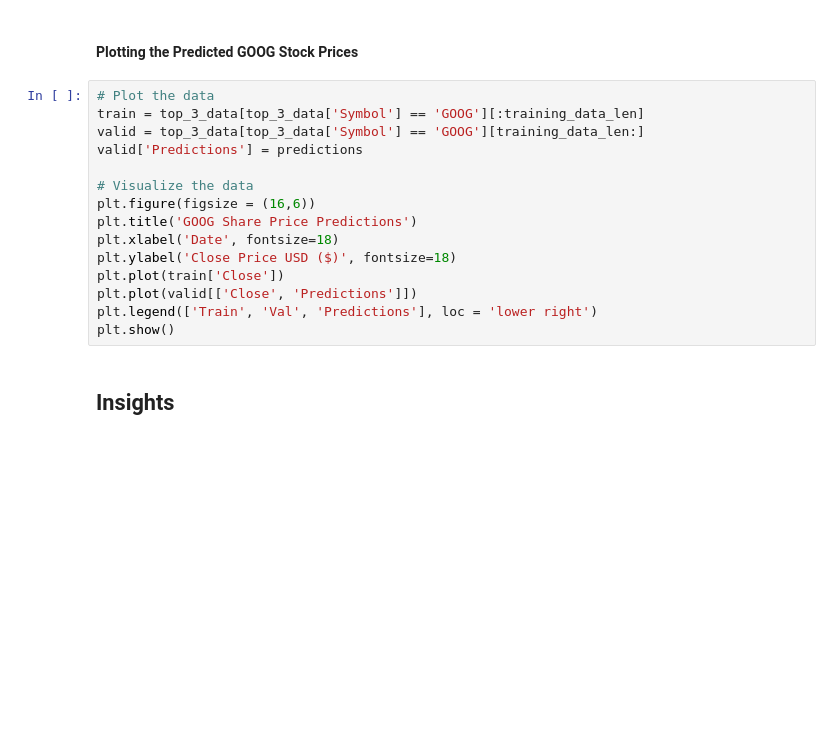
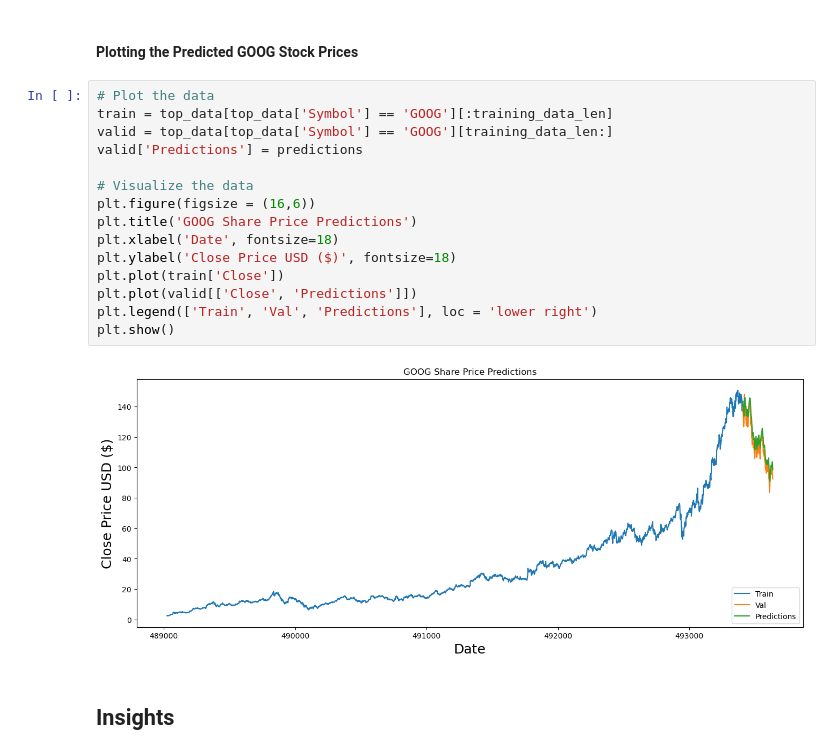
Before and after one commit to melvinrajendran/SP500-Stock-Price-Analysis, a Jupyter notebook: SP500StockPriceAnalysis.ipynb, the cells around one changed output. Cells and saved outputs as stored; diff of their text form; blank space fills up the shorter version.

```diff
--- a/SP500StockPriceAnalysis.ipynb
+++ b/SP500StockPriceAnalysis.ipynb
@@ -506,18 +564,20 @@ rmse
 #### Plotting the Predicted GOOG Stock Prices
 # %%
 # Plot the data
-train = top_3_data[top_3_data['Symbol'] == 'GOOG'][:training_data_len]
-valid = top_3_data[top_3_data['Symbol'] == 'GOOG'][training_data_len:]
+train = top_data[top_data['Symbol'] == 'GOOG'][:training_data_len]
+valid = top_data[top_data['Symbol'] == 'GOOG'][training_data_len:]
 valid['Predictions'] = predictions
 
 # Visualize the data
 plt.figure(figsize = (16,6))
 plt.title('GOOG Share Price Predictions')
 plt.xlabel('Date', fontsize=18)
 plt.ylabel('Close Price USD ($)', fontsize=18)
 plt.plot(train['Close'])
 plt.plot(valid[['Close', 'Predictions']])
 plt.legend(['Train', 'Val', 'Predictions'], loc = 'lower right')
 plt.show()
+# %% [output]
+[figure, added]
 # %% [markdown]
 ## Insights
```
Also changed, not shown: parts of 4 cells of this notebook.
